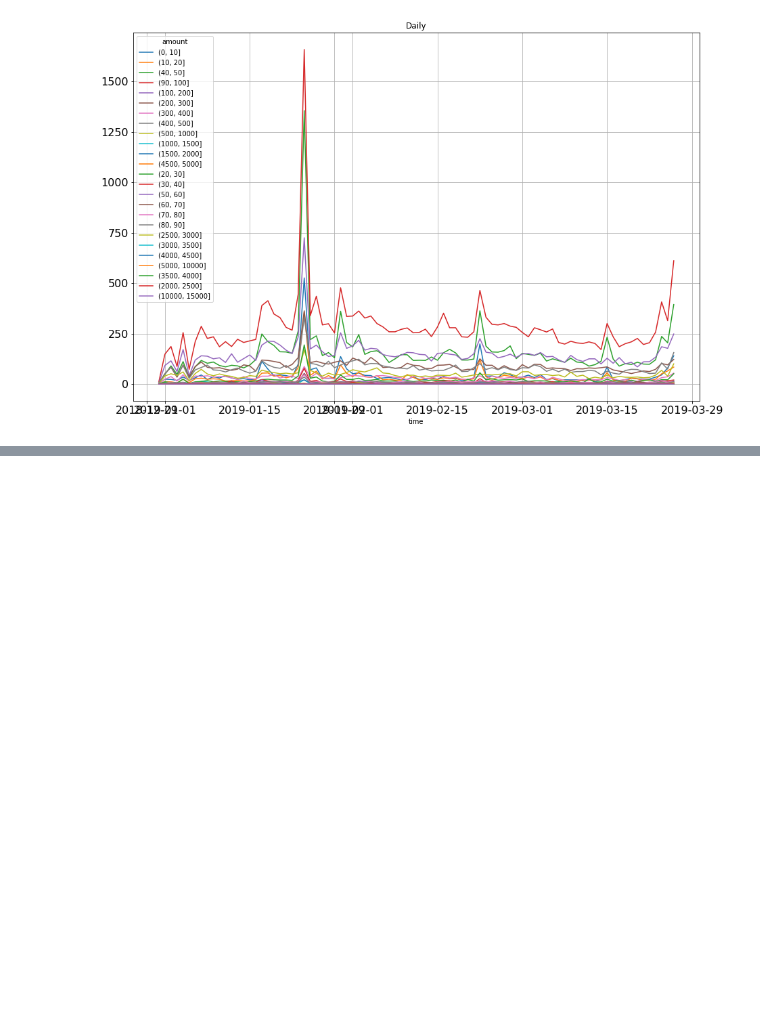
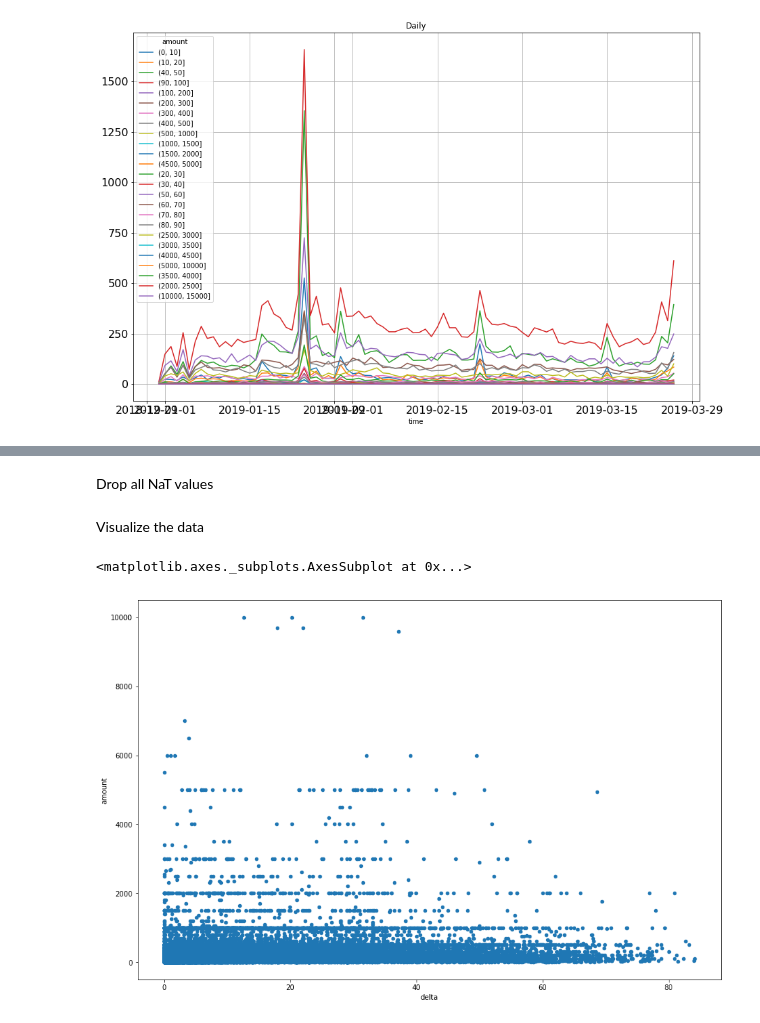
Before and after one commit to sylvia31096/Anomaly-Detection, a Jupyter notebook: Customer Behaviour.ipynb, the cells around one changed output, grey strips where cells are left out. Saved outputs shown, nothing was run; the diff lists cells and outputs as text; code cells hidden in the pictures; blank space fills up the shorter version.

```diff
--- a/Customer Behaviour.ipynb
+++ b/Customer Behaviour.ipynb
@@ -101,0 +126,5 @@ deposit_groups.plot(grid=True,title="Daily",fontsize=16)
+# %%
+delta = []
+for idx in deposit.index.levels[0]:
+
+    delta.append( deposit.ix[idx].time.diff())
@@ -101,0 +135,15 @@ deposit_groups.plot(grid=True,title="Daily",fontsize=16)
+# %%
+d = [item/timedelta(days=1) for delt in delta for item in delt]
+# %%
+deposit['delta']=d
+# %% [markdown]
+Drop all NaT values
+# %%
+deposit_delta = deposit.dropna()
+# %% [markdown]
+Visualize the data
+# %%
+deposit_delta.plot(x='delta',y='amount',kind='scatter')
+# %% [output]
+<matplotlib.axes._subplots.AxesSubplot at 0x...>
+[figure, added]
```
Also changed, not shown: parts of 14 cells of this notebook.
